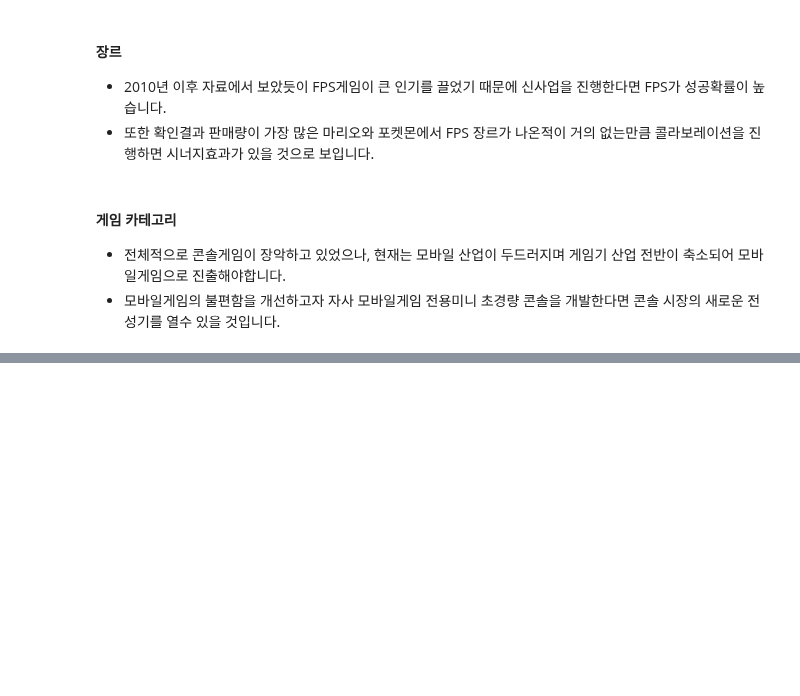
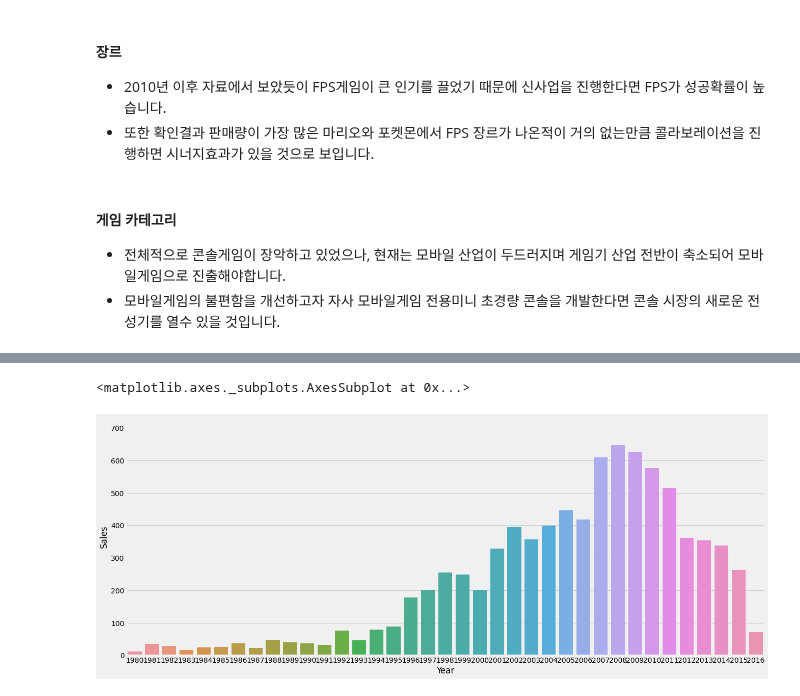
Before and after one commit to ev1025/Code_States_Study, a Jupyter notebook: Section1_Project_2일차.ipynb, the cells around one changed output, grey strips where cells are left out. Saved outputs shown, nothing was run; the diff lists cells and outputs as text; code cells hidden in the pictures; blank space fills up the shorter version.

```diff
--- a/Section1_Project_2일차.ipynb
+++ b/Section1_Project_2일차.ipynb
@@ -455,0 +507,7 @@ plt.show();
+# %%
+# 연도별 판매량
+plt.figure(figsize=(20,8))
+sns.barplot(data=df5, x='Year',y='Sales',errwidth=0, estimator = sum)
+# %% [output]
+<matplotlib.axes._subplots.AxesSubplot at 0x...>
+[figure, added]
```
Also changed, not shown: parts of 9 cells of this notebook.
